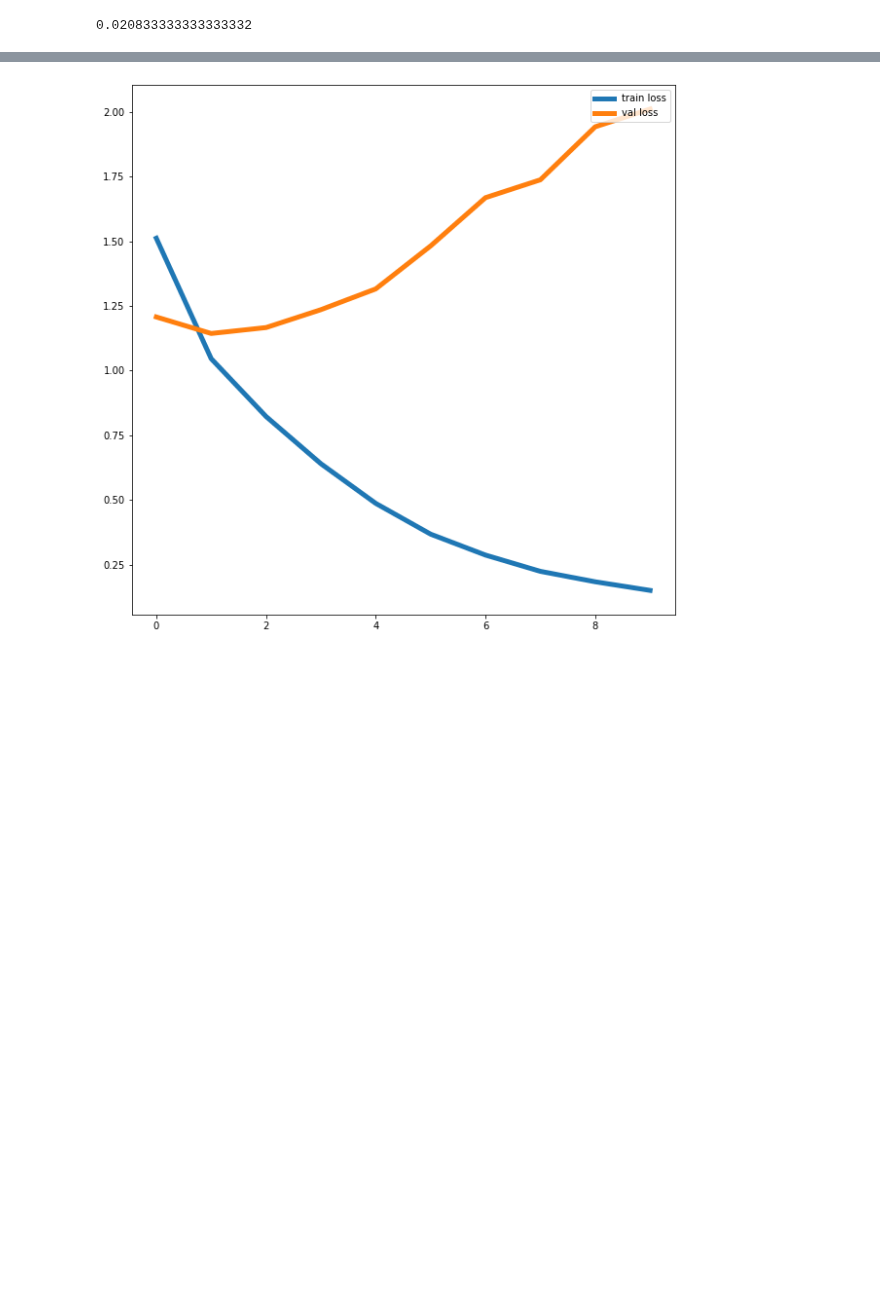
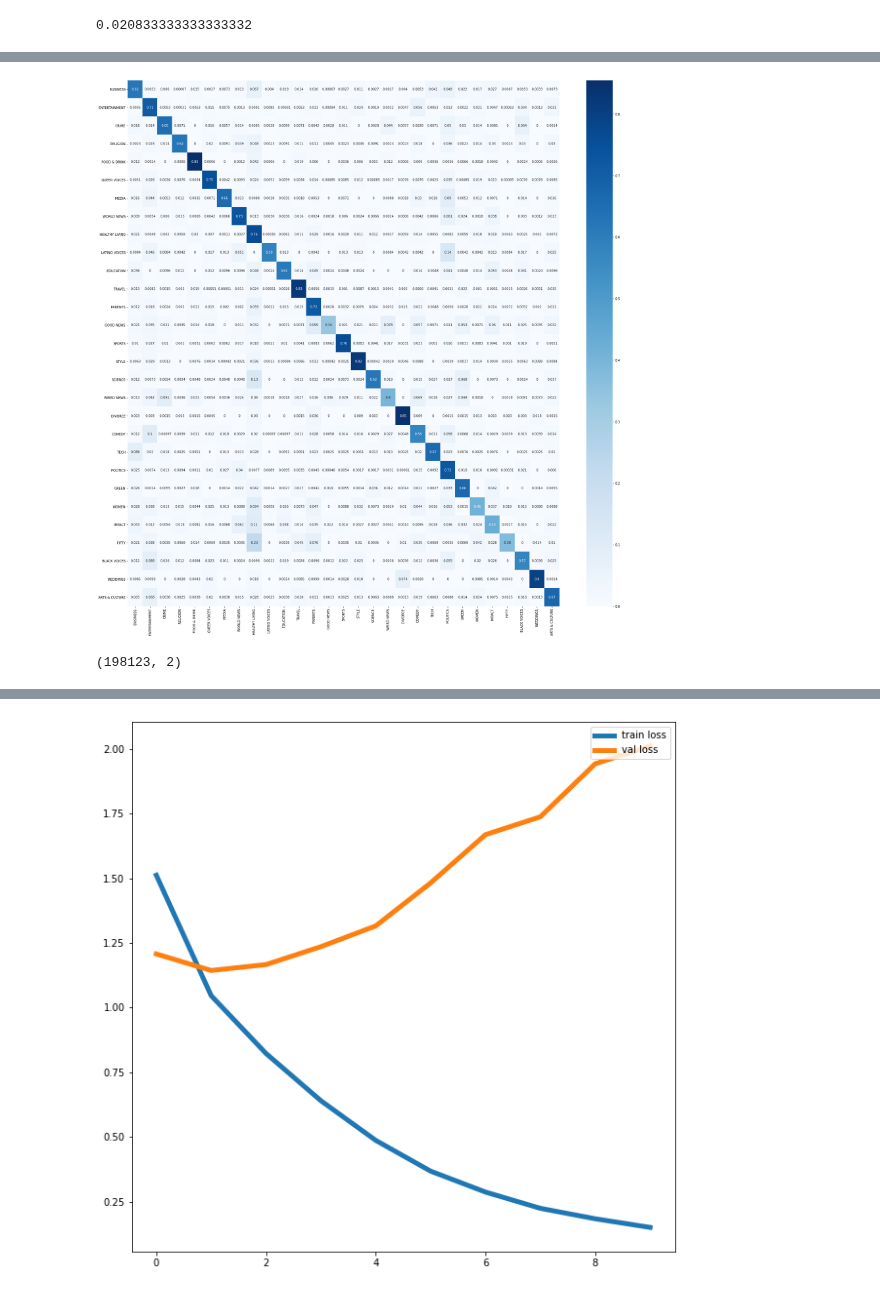
Before and after one commit to Siddhant-Ray/Attentive-neural-networks-for-news-classification, a Jupyter notebook: training-workspace_bert4.ipynb, the cells around one changed output, grey strips where cells are left out. Saved outputs shown, nothing was run; the diff lists cells and outputs as text; code cells hidden in the pictures; blank space fills up the shorter version.

```diff
--- a/training-workspace_bert4.ipynb
+++ b/training-workspace_bert4.ipynb
@@ -162,15 +162,10 @@ for pair in category_plus_news_list:
     label = pair[0]
     sentences = pair[1]
 
-    if len(sentences.split(" ")) >= 10:
+    if len(sentences.split(" ")) >= 5:
 
         list_of_sentences.append(sentences)
         labels.append(label)
-    '''for sentence in sentences:
-        if len(sentence.split(" ")) >= 5:
-            list_of_sentences.append(sentence)
-            labels.append(label)'''
-
 
 #print(list_of_sentences[0:20])
 print(len(list_of_sentences))
@@ -505,0 +498,12 @@ F1 raw score for epoch = 10 is [0.60978148 0.73353194 0.61212564 0.54131054 0.82
+# %%
+c_matrix = confusion_matrix(y_true, y_pred, labels=label_values, normalize = "true")
+
+import pandas as pd
+import seaborn as sns
+from pylab import savefig
+
+df_cm = pd.DataFrame(c_matrix, index = label_list,columns = label_list)
+plt.rcParams['figure.figsize'] = (30,30)
+matrix = sns.heatmap(df_cm, annot=True, cmap='Blues')
+# %% [output]
+[figure, added]
@@ -505,0 +553,6 @@ F1 raw score for epoch = 10 is [0.60978148 0.73353194 0.61212564 0.54131054 0.82
+# %%
+from sklearn.manifold import TSNE
+X_embedded = TSNE(n_components = 2, perplexity = 40, n_jobs = -1, random_state = 0).fit_transform(pre_outputs_states)
+print(X_embedded.shape)
+# %% [output]
+(198123, 2)
```
Also changed, not shown: parts of 20 cells of this notebook, 29 other files.
